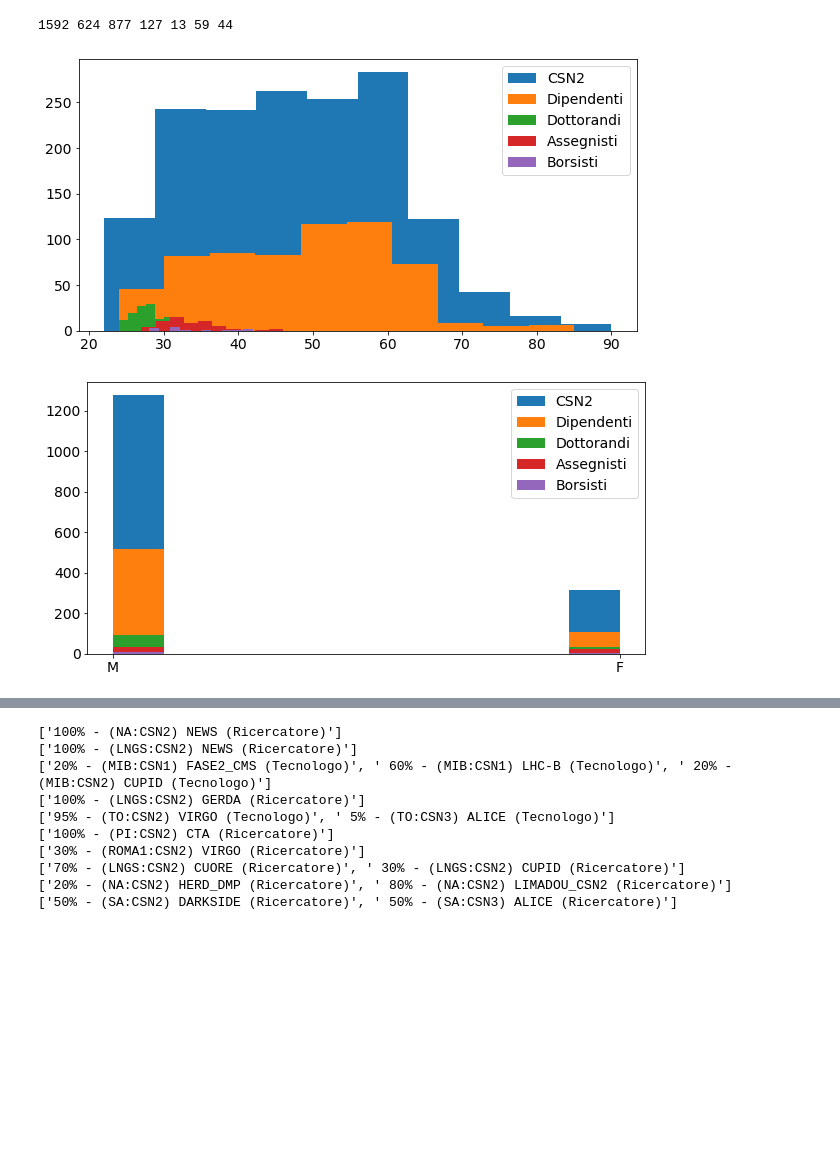
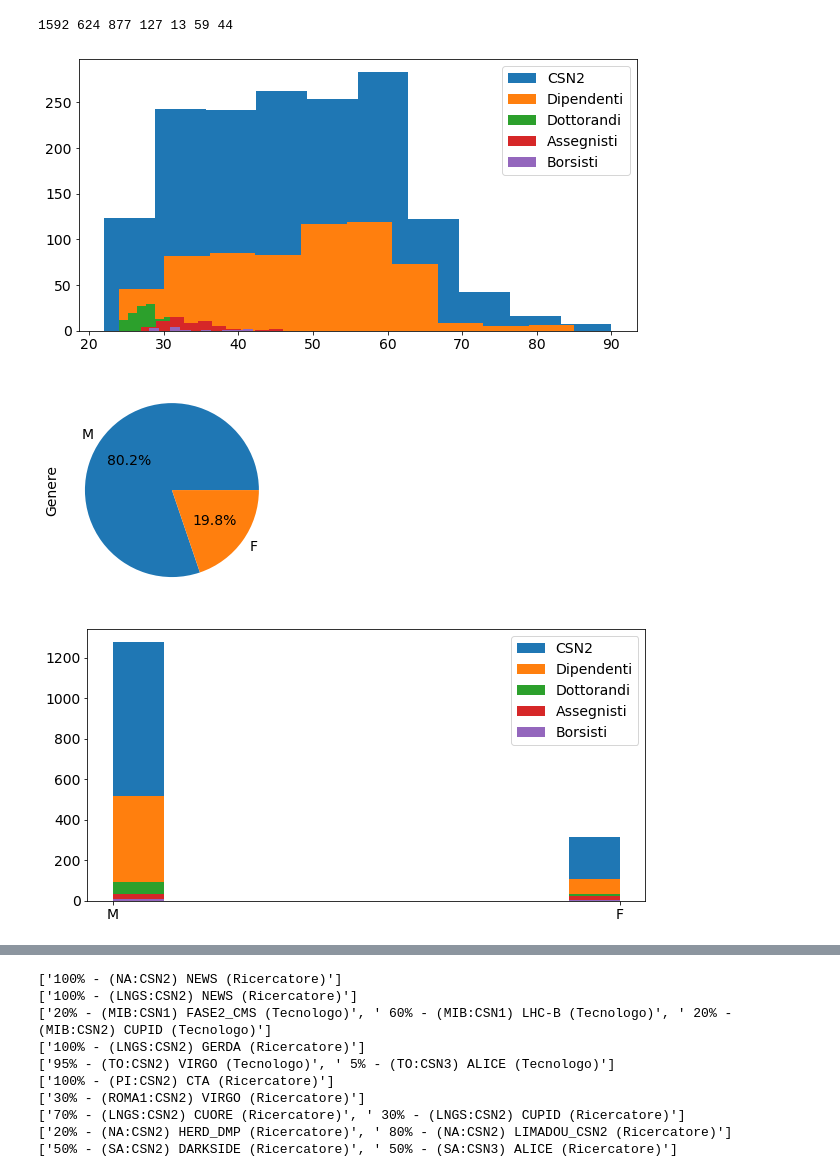
Before and after one commit to gmazzitelli/GSN2, a Jupyter notebook: AnagraficheCSN2.ipynb, the cells around one changed output, grey strips where cells are left out. Saved outputs shown, nothing was run; the diff lists cells and outputs as text; code cells hidden in the pictures; blank space fills up the shorter version.

```diff
--- a/AnagraficheCSN2.ipynb
+++ b/AnagraficheCSN2.ipynb
@@ -77,22 +77,25 @@ print (len(CSN2),len(dipendenti), len(associati), len(dottorandi), len(borsisti)
 # %%
 plt.figure(figsize = (10,5))
 plt.hist(CSN2["Eta'"], label='CSN2')
 plt.hist(dipendenti["Eta'"], label='Dipendenti')
 plt.hist(dottorandi["Eta'"], label='Dottorandi')
 plt.hist(assegnisti["Eta'"], label='Assegnisti')
 plt.hist(borsisti["Eta'"], label='Borsisti')
 #plt.yscale('log')
 plt.legend()
 plt.show()
+CSN2.Genere.value_counts().plot.pie(autopct='%1.1f%%')
+plt.show()
 plt.figure(figsize = (10,5))
 plt.hist(CSN2.Genere, label='CSN2')
 plt.hist(dipendenti.Genere, label='Dipendenti')
 plt.hist(dottorandi.Genere, label='Dottorandi')
 plt.hist(assegnisti.Genere, label='Assegnisti')
 plt.hist(borsisti.Genere, label='Borsisti')
 #plt.yscale('log')
 plt.legend()
 plt.show()
 # %% [output]
 [figure]
-[figure, old version]
+[figure, new version]
+[figure, added]
```
Also changed, not shown: parts of 4 cells of this notebook.
